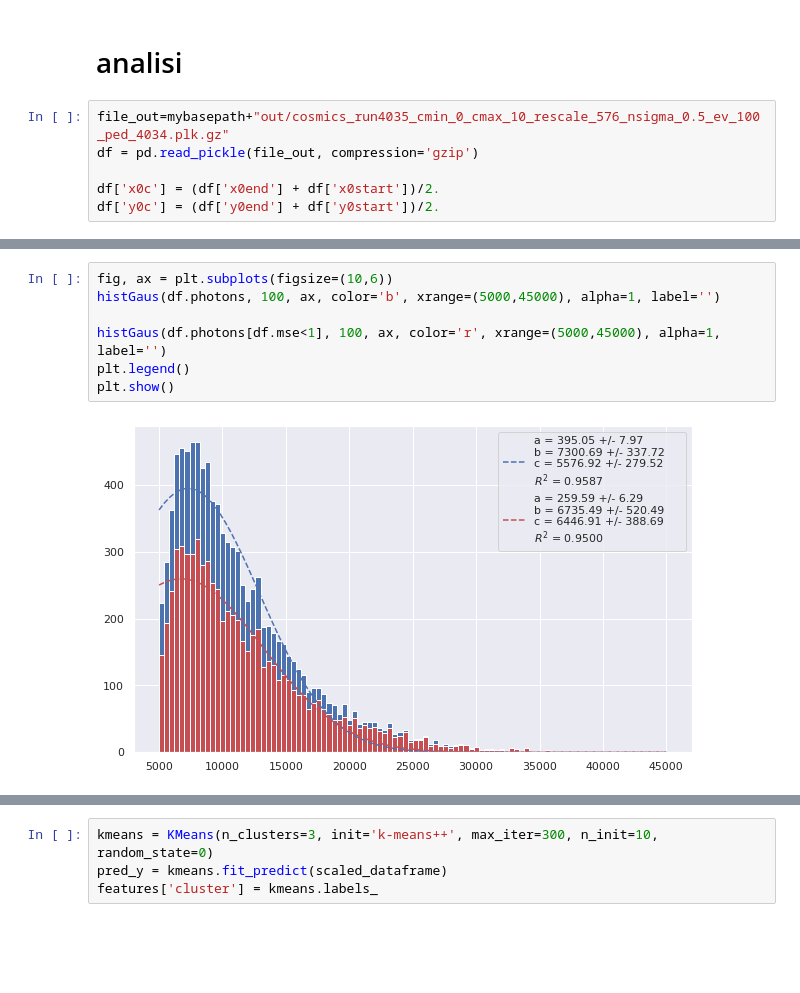
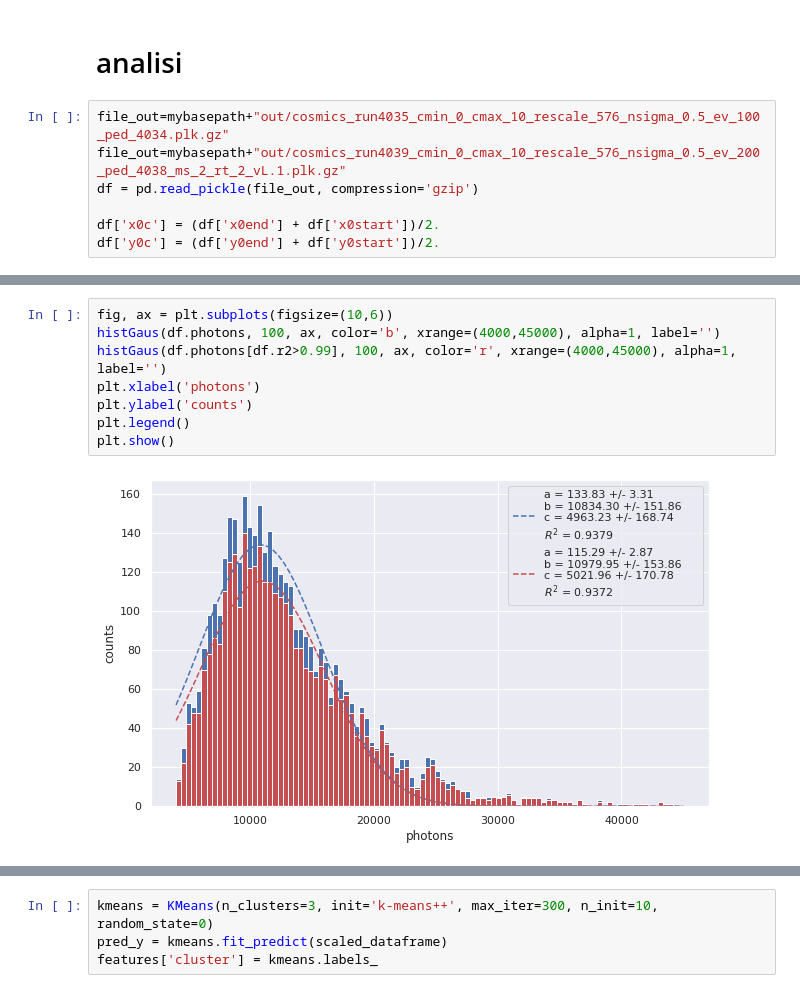
Before and after one commit to gmazzitelli/cygno_cloud, a Jupyter notebook: AnalisiCosmics.ipynb, the cells around one changed output, grey strips where cells are left out. Cells and saved outputs as stored; diff of their text form; blank space fills up the shorter version.

Commit message:
cosmics and ruttalo

```diff
--- a/AnalisiCosmics.ipynb
+++ b/AnalisiCosmics.ipynb
@@ -122,6 +9,7 @@ def myExpG(data,ax, xmin, xmax, bins, E0, E1, a0, x0, s0):
 # analisi
 # %%
 file_out=mybasepath+"out/cosmics_run4035_cmin_0_cmax_10_rescale_576_nsigma_0.5_ev_100_ped_4034.plk.gz"
+file_out=mybasepath+"out/cosmics_run4039_cmin_0_cmax_10_rescale_576_nsigma_0.5_ev_200_ped_4038_ms_2_rt_2_vL.1.plk.gz"
 df = pd.read_pickle(file_out, compression='gzip')
 
 df['x0c'] = (df['x0end'] + df['x0start'])/2.
@@ -193,11 +94,12 @@ plt.show()
 # %%
 fig, ax = plt.subplots(figsize=(10,6))
-histGaus(df.photons, 100, ax, color='b', xrange=(5000,45000), alpha=1, label='')
-
-histGaus(df.photons[df.mse<1], 100, ax, color='r', xrange=(5000,45000), alpha=1, label='')
+histGaus(df.photons, 100, ax, color='b', xrange=(4000,45000), alpha=1, label='')
+histGaus(df.photons[df.r2>0.99], 100, ax, color='r', xrange=(4000,45000), alpha=1, label='')
+plt.xlabel('photons')
+plt.ylabel('counts')
 plt.legend()
 plt.show()
 # %% [output]
-[figure, old version]
+[figure, new version]
 # %%
 fig, ax = plt.subplots(figsize=(10,6))
```
Also changed, not shown: parts of 25 cells of this notebook, 11 other files.
